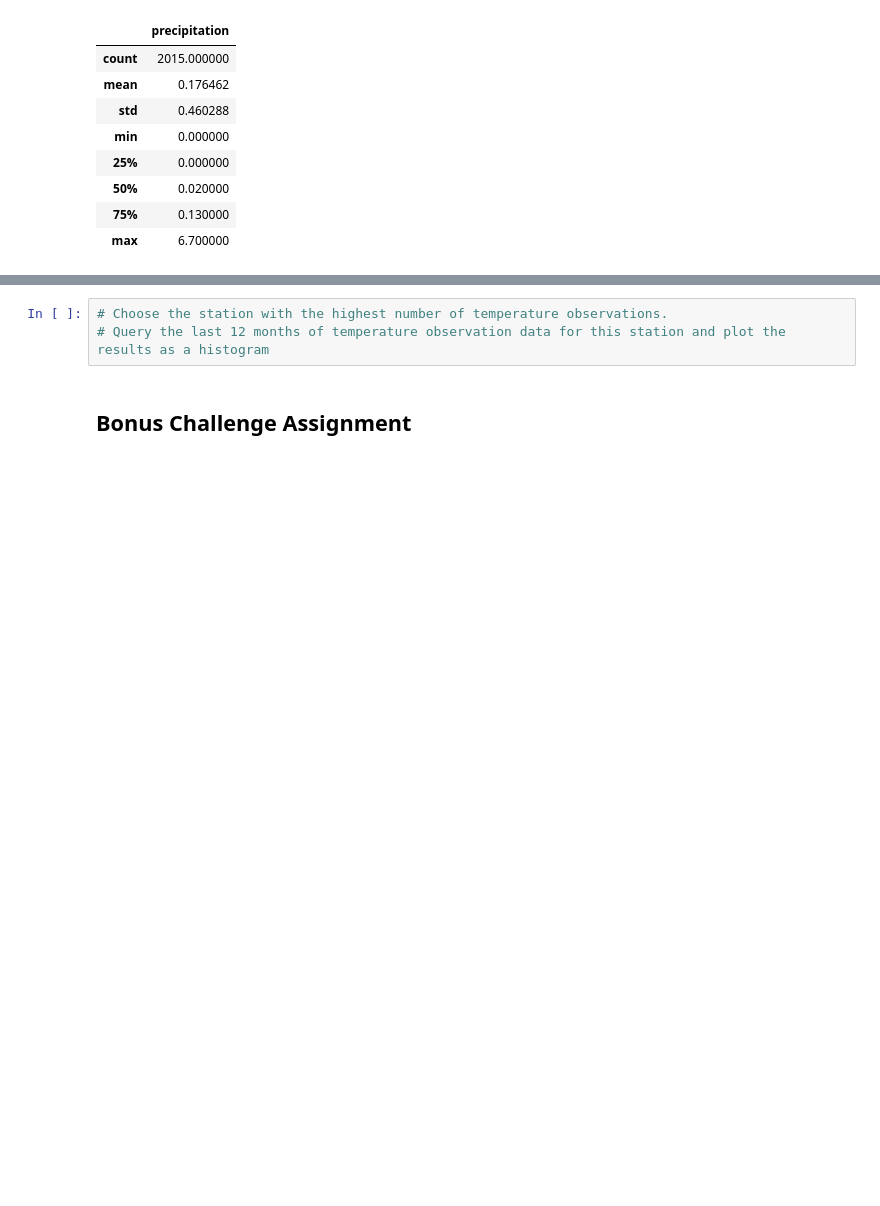
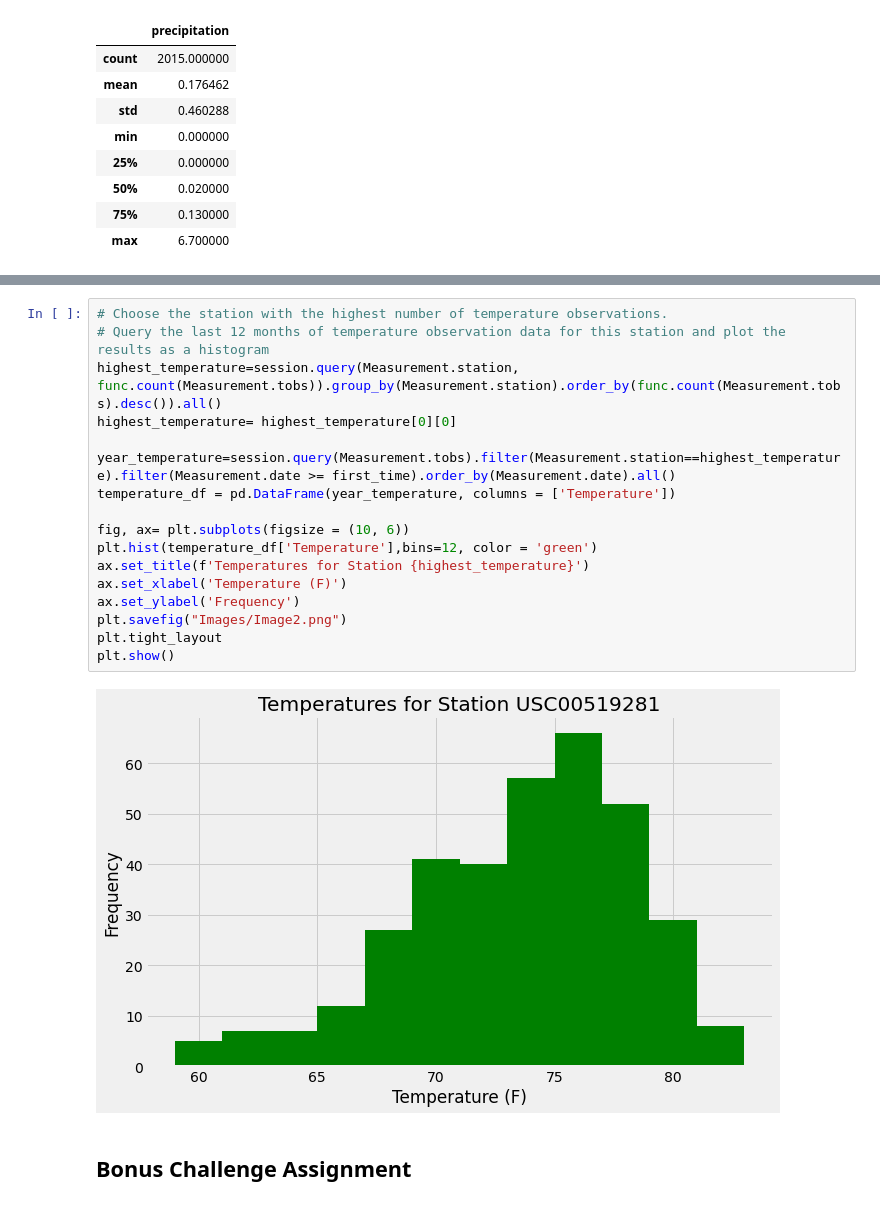
Before and after one commit to susanquiros/sqlalchemy-challenge, a Jupyter notebook: climate_starter.ipynb, the cells around one changed output, grey strips where cells are left out. Saved outputs shown, nothing was run; the diff lists cells and outputs as text; blank space fills up the shorter version.

```diff
--- a/climate_starter.ipynb
+++ b/climate_starter.ipynb
@@ -123,6 +154,22 @@ precipitation_df.describe()
-# %%
-# Choose the station with the highest number of temperature observations.
-# Query the last 12 months of temperature observation data for this station and plot the results as a histogram
+# %%
+# Choose the station with the highest number of temperature observations.
+# Query the last 12 months of temperature observation data for this station and plot the results as a histogram
+highest_temperature=session.query(Measurement.station, func.count(Measurement.tobs)).group_by(Measurement.station).order_by(func.count(Measurement.tobs).desc()).all()
+highest_temperature= highest_temperature[0][0]
+
+year_temperature=session.query(Measurement.tobs).filter(Measurement.station==highest_temperature).filter(Measurement.date >= first_time).order_by(Measurement.date).all()
+temperature_df = pd.DataFrame(year_temperature, columns = ['Temperature'])
+
+fig, ax= plt.subplots(figsize = (10, 6))
+plt.hist(temperature_df['Temperature'],bins=12, color = 'green')
+ax.set_title(f'Temperatures for Station {highest_temperature}')
+ax.set_xlabel('Temperature (F)')
+ax.set_ylabel('Frequency')
+plt.savefig("Images/Image2.png")
+plt.tight_layout
+plt.show()
+# %% [output]
+[figure, added]
 # %% [markdown]
 ## Bonus Challenge Assignment
 # %%
```
Also changed, not shown: parts of 5 cells of this notebook, 2 other files.
